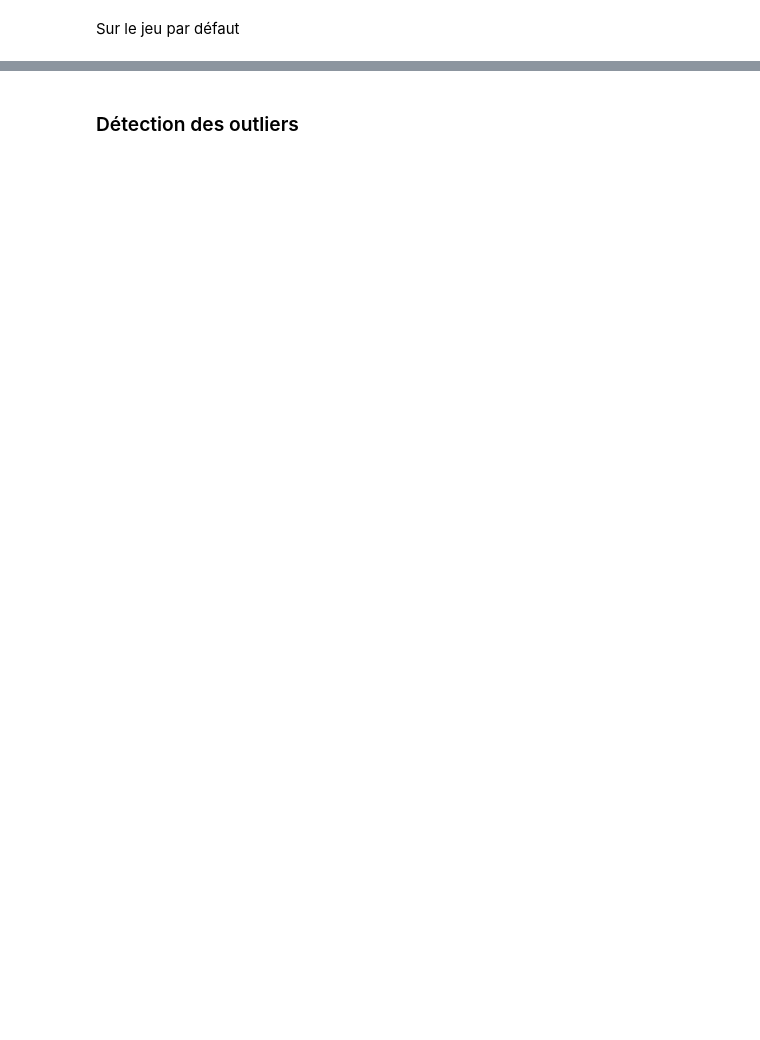
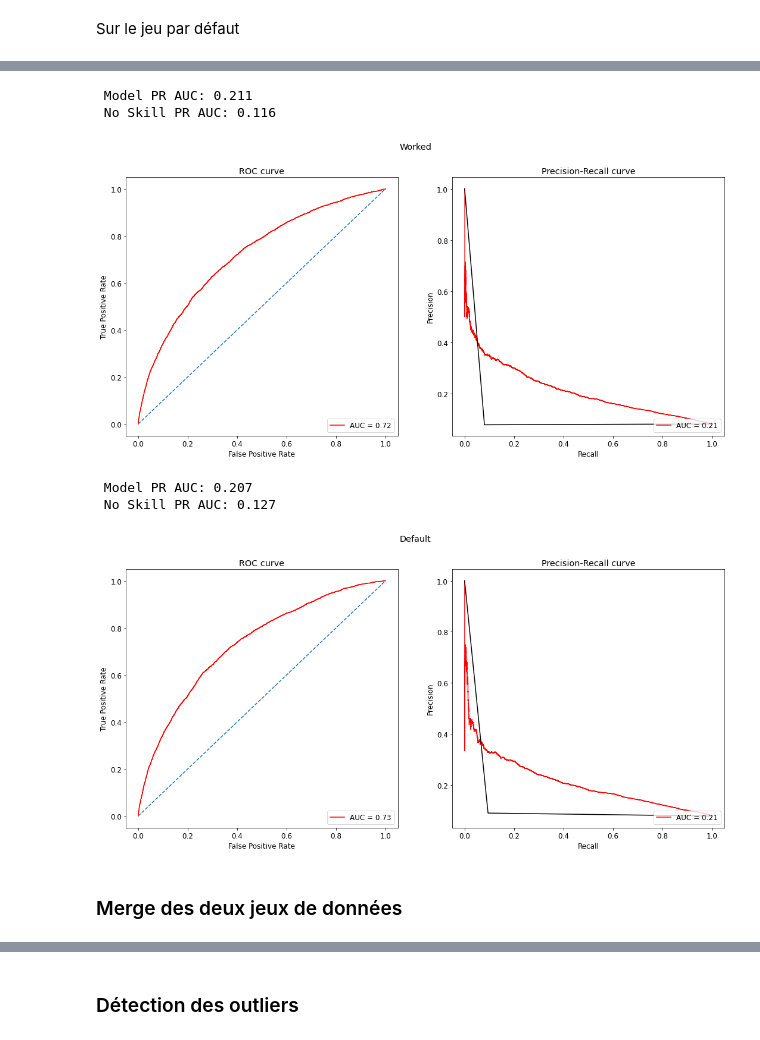
Before and after one commit to pyb-data/credit_scoring, a Jupyter notebook: Data_Preparation.ipynb, the cells around one changed output, grey strips where cells are left out. Saved outputs shown, nothing was run; the diff lists cells and outputs as text; code cells hidden in the pictures; blank space fills up the shorter version.

```diff
--- a/Data_Preparation.ipynb
+++ b/Data_Preparation.ipynb
@@ -1406,5 +1408,5 @@ for index, row in imp_d.iterrows():
     if row.best_classement > 80:
         del dfApplicationDefaultSvg[row.feature]
 # %%
-dfApplicationDefault = dfApplicationDefaultSvg
-dfApplicationWorked = dfApplicationWorkedSvg
+dfApplicationDefault = dfApplicationDefaultSvg.copy()
+dfApplicationWorked = dfApplicationWorkedSvg.copy()
@@ -1410,0 +1525,32 @@ dfApplicationWorked = dfApplicationWorkedSvg
+# %%
+from sklearn.ensemble import RandomForestClassifier
+from sklearn.dummy import DummyClassifier
+from sklearn.model_selection import train_test_split
+from pickle import load
+
+dicoDf = {'Worked':transformDf(dfApplicationWorked), 'Default': transformDf(dfApplicationDefault)}
+for lbl, df in dicoDf.items():
+    dfTrain, dfTest = train_test_split(df, test_size=0.2, random_state=1)
+    y_train = dfTrain['TARGET'].values
+    y_test = dfTest['TARGET'].values
+    del dfTrain['TARGET']
+    del dfTest['TARGET']
+    del dfTrain['SK_ID_CURR']
+    del dfTest['SK_ID_CURR']
+    X_train = dfTrain.values
+    X_test = dfTest.values
+
+    #X_train, y_train = OverUnder(X_train, y_train)
+
+    model = RandomForestClassifier(n_estimators=200, max_depth=5)
+    duration_training, duration_pred_train, roc_auc_train, pr_auc_train, duration_pred_test, roc_auc_test, pr_auc_test, feature_imp = metrics_model(model, X_train, y_train, X_test, y_test, display_plot=True, calc_feat_imp = False, features = [], label_model = lbl)
+    i += 1
+# %% [output]
+ Model PR AUC: 0.211
+ No Skill PR AUC: 0.116
+[figure, added]
+ Model PR AUC: 0.207
+ No Skill PR AUC: 0.127
+[figure, added]
+# %% [markdown]
+### Merge des deux jeux de données
```
Also changed, not shown: parts of 58 cells of this notebook.
